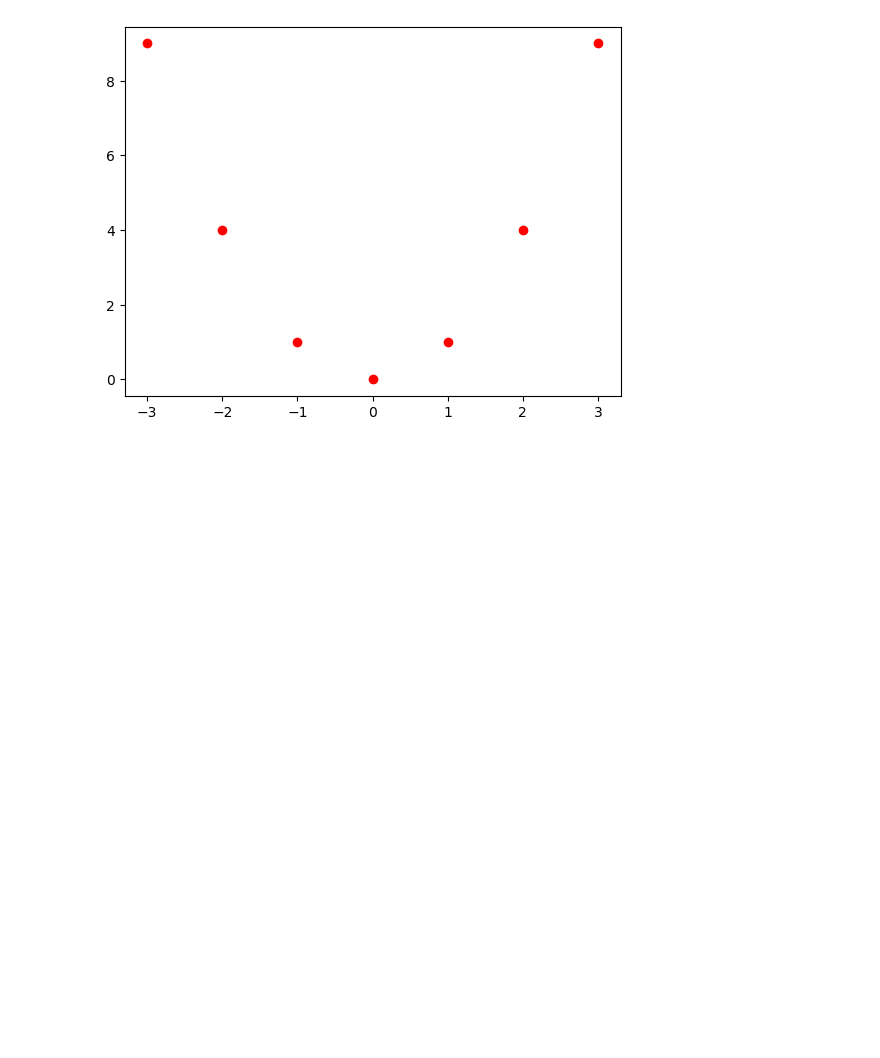
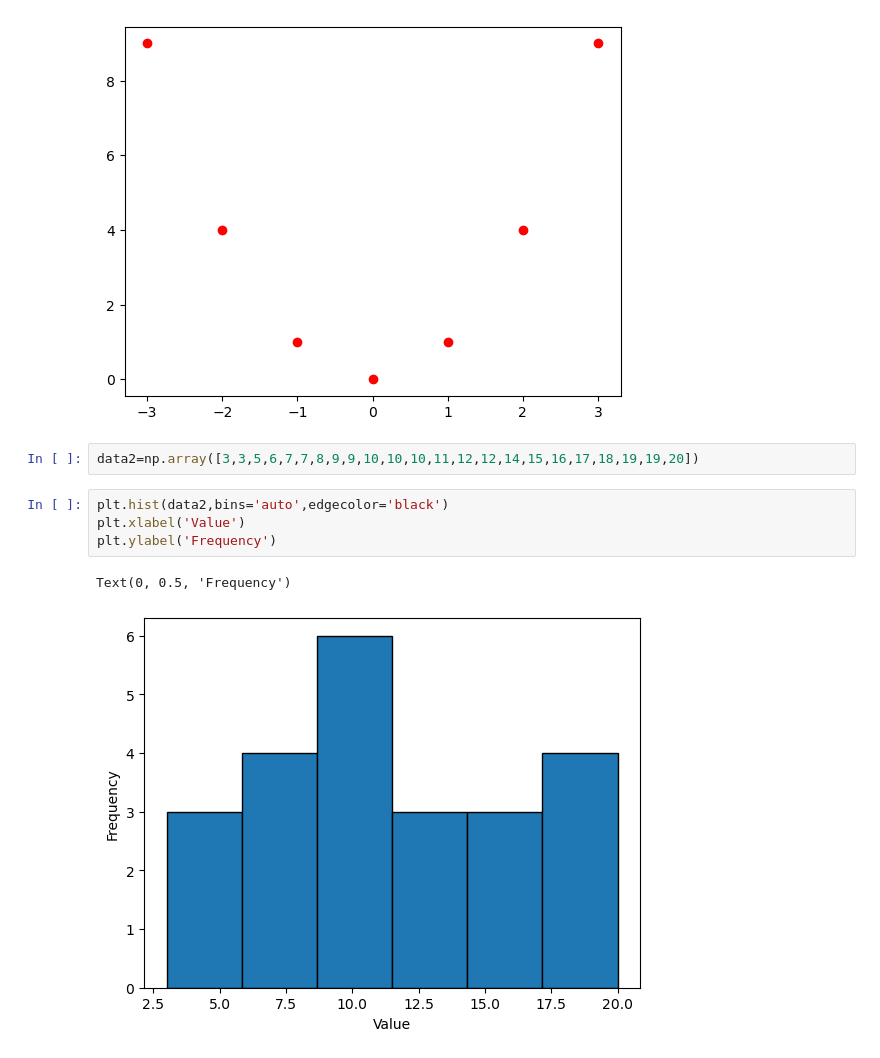
Before and after one commit to mehradi-github/ref-jupyter-2510, a Jupyter notebook: BoxPlot.ipynb, the cells around one changed output. Drawn from its saved outputs; the diff is of its cells as text; blank space fills up the shorter version.

Commit message:
Adding hist from matplotlib

```diff
--- a/BoxPlot.ipynb
+++ b/BoxPlot.ipynb
@@ -82,3 +82,12 @@ plt.scatter(x1,y1, c='r')
 # %% [output]
 <matplotlib.collections.PathCollection at 0x...>
 [figure]
+# %%
+data2=np.array([3,3,5,6,7,7,8,9,9,10,10,10,11,12,12,14,15,16,17,18,19,19,20])
+# %%
+plt.hist(data2,bins='auto',edgecolor='black')
+plt.xlabel('Value')
+plt.ylabel('Frequency')
+# %% [output]
+Text(0, 0.5, 'Frequency')
+[figure, added]
```
